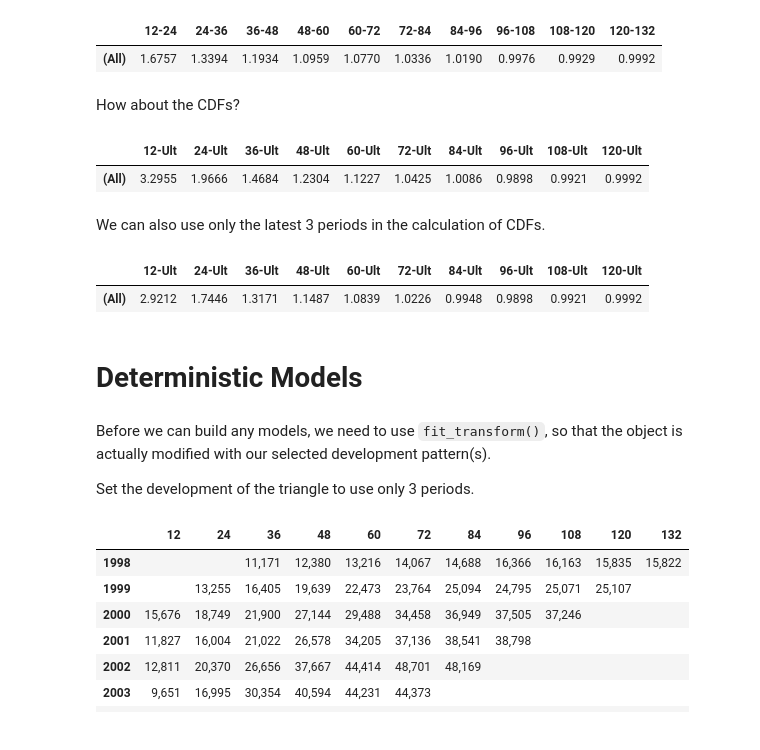
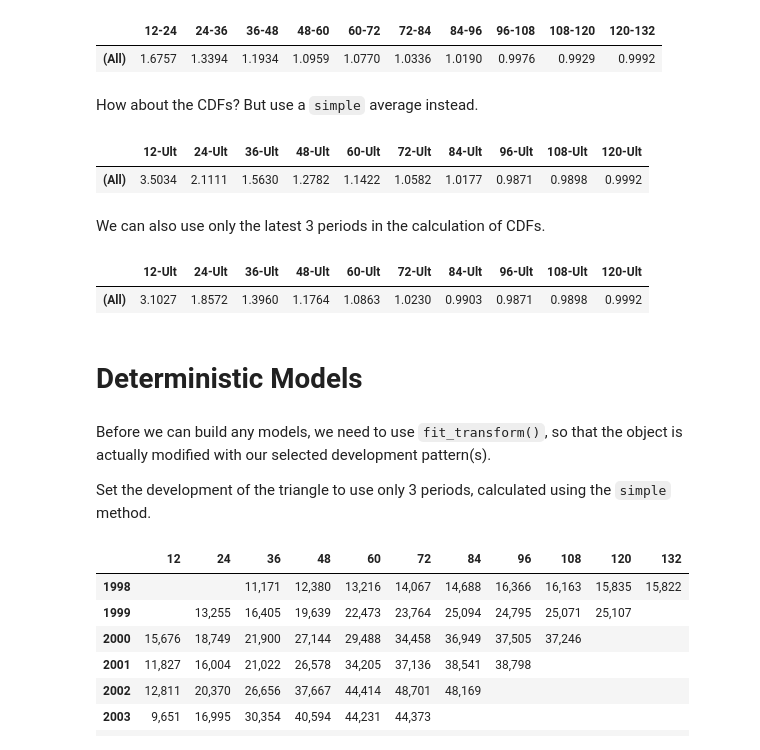
Before and after one commit to casact/chainladder-python, a Jupyter notebook: docs/getting_started/online_sandbox/sandbox_workbook_filled.ipynb, the cells around one changed output. Saved outputs shown, nothing was run; the diff lists cells and outputs as text; code cells hidden in the pictures.

```diff
--- a/docs/getting_started/online_sandbox/sandbox_workbook_filled.ipynb
+++ b/docs/getting_started/online_sandbox/sandbox_workbook_filled.ipynb
@@ -271,23 +267,23 @@ cl.Development(average="volume").fit(xyz_tri["Incurred"]).ldf_
 |  | 12-24 | 24-36 | 36-48 | 48-60 | 60-72 | 72-84 | 84-96 | 96-108 | 108-120 | 120-132 |
 | (All) | 1.6757 | 1.3394 | 1.1934 | 1.0959 | 1.0770 | 1.0336 | 1.0190 | 0.9976 | 0.9929 | 0.9992 |
 # %% [markdown]
-How about the CDFs?
+How about the CDFs? But use a `simple` average instead.
 # %%
-cl.Development(average="volume").fit(xyz_tri["Incurred"]).cdf_
+cl.Development(average="simple").fit(xyz_tri["Incurred"]).cdf_
 # %% [output]
 |  | 12-Ult | 24-Ult | 36-Ult | 48-Ult | 60-Ult | 72-Ult | 84-Ult | 96-Ult | 108-Ult | 120-Ult |
-| (All) | 3.2955 | 1.9666 | 1.4684 | 1.2304 | 1.1227 | 1.0425 | 1.0086 | 0.9898 | 0.9921 | 0.9992 |
+| (All) | 3.5034 | 2.1111 | 1.5630 | 1.2782 | 1.1422 | 1.0582 | 1.0177 | 0.9871 | 0.9898 | 0.9992 |
 # %% [markdown]
 We can also use only the latest 3 periods in the calculation of CDFs.
 # %%
-cl.Development(average="volume", n_periods=3).fit(xyz_tri["Incurred"]).cdf_
+cl.Development(average="simple", n_periods=3).fit(xyz_tri["Incurred"]).cdf_
 # %% [output]
 |  | 12-Ult | 24-Ult | 36-Ult | 48-Ult | 60-Ult | 72-Ult | 84-Ult | 96-Ult | 108-Ult | 120-Ult |
-| (All) | 2.9212 | 1.7446 | 1.3171 | 1.1487 | 1.0839 | 1.0226 | 0.9948 | 0.9898 | 0.9921 | 0.9992 |
+| (All) | 3.1027 | 1.8572 | 1.3960 | 1.1764 | 1.0863 | 1.0230 | 0.9903 | 0.9871 | 0.9898 | 0.9992 |
 # %% [markdown]
 # Deterministic Models
 # %% [markdown]
 Before we can build any models, we need to use `fit_transform()`, so that the object is actually modified with our selected development pattern(s).
 
-Set the development of the triangle to use only 3 periods.
+Set the development of the triangle to use only 3 periods, calculated using the `simple` method.
 # %%
```
Also changed, not shown: parts of 8 cells of this notebook, 3 other files.
